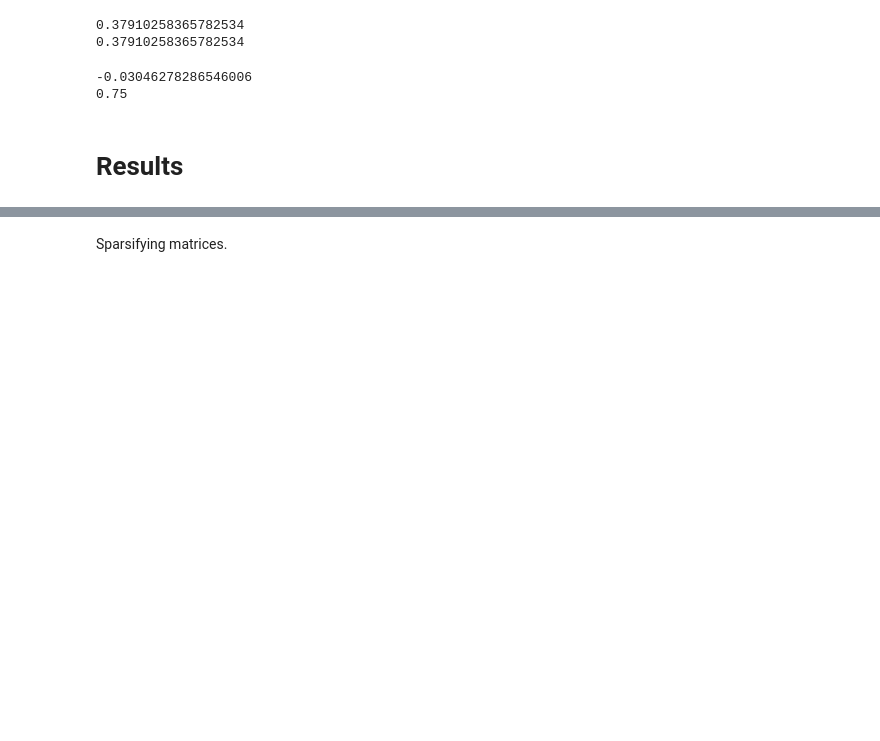
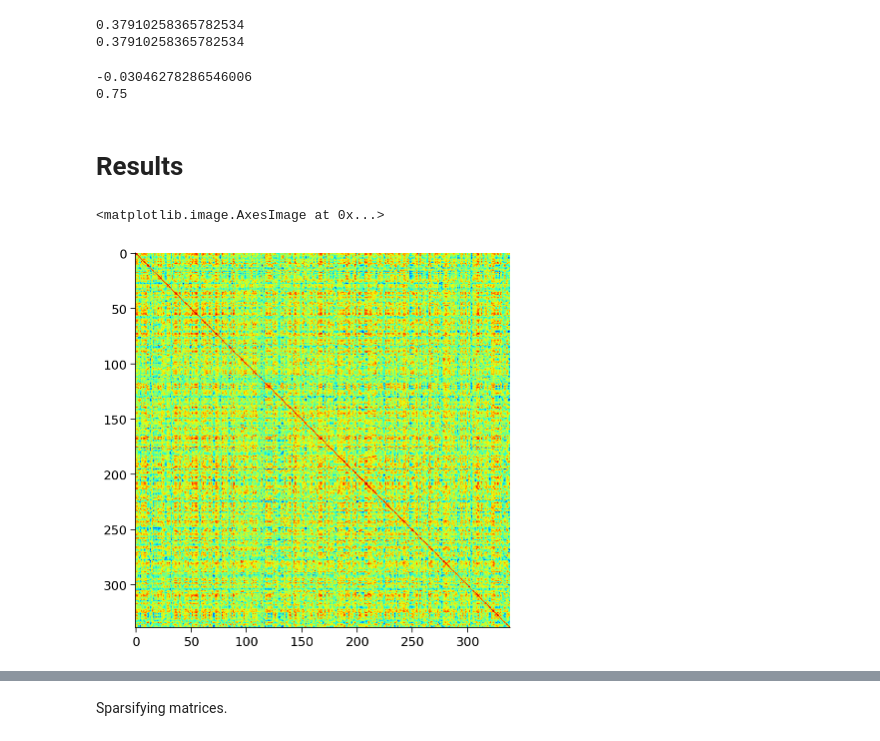
Before and after one commit to darsnack/nma-project, a Jupyter notebook: load_hcp_task.ipynb, the cells around one changed output, grey strips where cells are left out. Saved outputs shown, nothing was run; the diff lists cells and outputs as text; code cells hidden in the pictures; blank space fills up the shorter version.

```diff
--- a/load_hcp_task.ipynb
+++ b/load_hcp_task.ipynb
@@ -463,6 +465,11 @@ def global_eff(g):
 
   return avg_eff(g) / avg_eff(fc_g)
 
+def corr_similarity(corr1,corr2):
+  ut_idx = np.triu_indices(corr1.shape[0],k=1)
+  sim = np.corrcoef(corr1[ut_idx],corr2[ut_idx])
+  return sim[0,1]
+
 print(avg_eff(rest_graph))
 print(global_eff(rest_graph))
 # %% [output]
@@ -504,0 +516,9 @@ global_eff_rest = {region: np.array([global_eff(g) for g in gs]) for region, gs
+# %%
+sim_matrix_FPCN = np.array([[corr_similarity(get_corr_subset(subj_corr_2bk_rest[s1][0,:,:],REGION_INFO,'Frontopariet'), get_corr_subset(subj_corr_2bk_rest[s2][0,:,:],REGION_INFO,'Frontopariet')) for s1 in np.argsort(subj_accuracy)] for s2 in np.argsort(subj_accuracy)])
+sim_matrix_DAN = np.array([[corr_similarity(get_corr_subset(subj_corr_2bk_rest[s1][0,:,:],REGION_INFO,'Dorsal-atten'), get_corr_subset(subj_corr_2bk_rest[s2][0,:,:],REGION_INFO,'Dorsal-atten')) for s1 in np.argsort(subj_accuracy)] for s2 in np.argsort(subj_accuracy)])
+sim_matrix_DMN = np.array([[corr_similarity(get_corr_subset(subj_corr_2bk_rest[s1][0,:,:],REGION_INFO,'Default'), get_corr_subset(subj_corr_2bk_rest[s2][0,:,:],REGION_INFO,'Default')) for s1 in np.argsort(subj_accuracy)] for s2 in np.argsort(subj_accuracy)])
+# %%
+plt.imshow(sim_matrix_DAN,cmap='jet')
+# %% [output]
+<matplotlib.image.AxesImage at 0x...>
+[figure, added]
```
Also changed, not shown: parts of 20 cells of this notebook.
